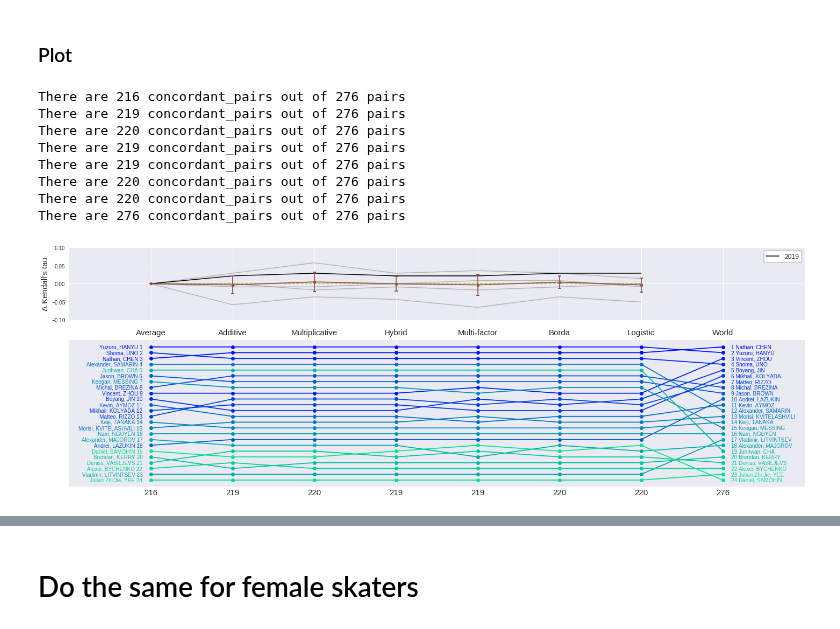
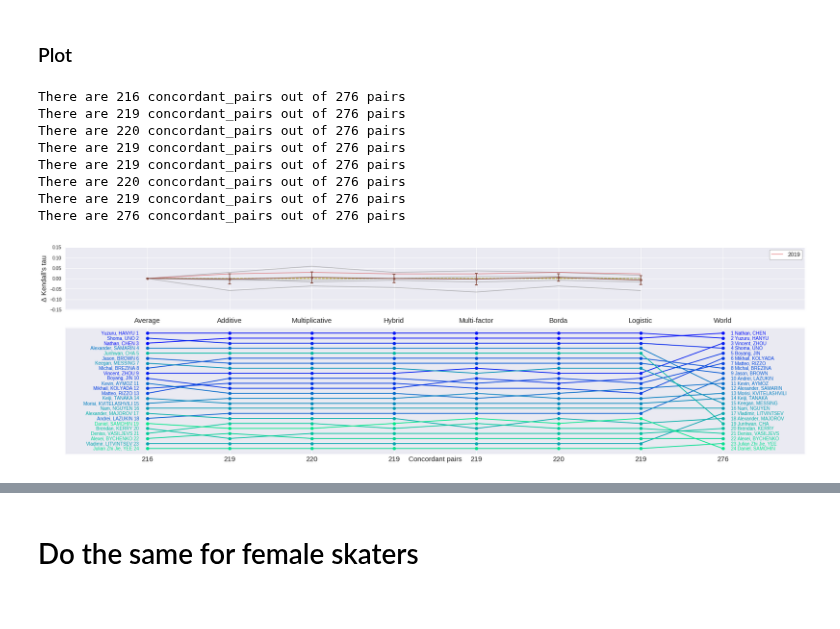
Before and after one commit to khanhnguyendata/skate_predict, a Jupyter notebook: analysis_part6.ipynb, the cells around one changed output, grey strips where cells are left out. Cells and saved outputs as stored; diff of their text form; code cells hidden in the pictures.

```diff
--- a/analysis_part6.ipynb
+++ b/analysis_part6.ipynb
@@ -289,0 +331,7 @@ array([ 0.67068831,  0.21136784, -0.27231644,  0.45196117,  0.91410564])
+# %%
+dtaus_log = {}
+for year in train_years:
+    if year in years1:
+        dtaus_log[year] = (get_tau_from_X_beta(X1[year], gamma2_max) - avg_taus[year])
+    else:
+        dtaus_log[year] = (get_tau_from_X_beta(X2[year], gamma1_max) - avg_taus[year])
@@ -291,0 +344,7 @@ array([ 0.67068831,  0.21136784, -0.27231644,  0.45196117,  0.91410564])
+# %%
+skater_scores = all_skater_scores[2017].copy()
+borda_scores = skater_scores.values.argsort(axis=0).argsort(axis=0).sum(axis=1)
+combined_scores = skater_scores @ gamma1_max
+skater_scores['borda'] = borda_scores
+skater_scores['log'] = combined_scores
+rank_scores = skater_scores.values.argsort(axis=0).argsort(axis=0)
@@ -330,0 +424,14 @@ plot_multiple_rankings(fig, ax, all_rankings, labels=labels,
+# %%
+dtaus_plot = {}
+for year in train_years:
+    season_scores, world_scores = get_yearly_scores(year, all_season_scores, all_world_scores)
+    skater_scores = all_skater_scores[year]
+    dtaus = {}
+    for col_name, col in skater_scores.iteritems():
+        predicted_ranking, world_ranking = return_ranking(col, world_scores)
+        tau = calculate_kendall_tau(predicted_ranking, world_ranking, verbose=False)
+        dtaus[col_name] = tau - avg_taus[year]
+    dtaus_plot[year] = dtaus
+# %%
+previous_results = pd.DataFrame(dtaus_plot).reindex(['avg', 'add', 'mul', 'hyb', 'multi'])
+previous_dtau_avgs, previous_dtau_stds = list(previous_results.mean(axis=1)), list(previous_results.std(axis=1))
@@ -507,7 +663,7 @@ predicted_rankings = get_rankings_from_score_matrix(all_test_skater_scores[2019]
 predicted_rankings.append(test_rankings_borda[2019])
 predicted_rankings.append(list((all_test_skater_scores[2019] @ gamma_train).sort_values(ascending=False).index))
 # %%
-fig = plt.figure(figsize=(20, 7))
+fig = plt.figure(figsize=(23, 7))
 grid = plt.GridSpec(15, 1)
 ax2 = fig.add_subplot(grid[5:14, :])
 ax1 = fig.add_subplot(grid[0:5, :], sharex=ax2)
@@ -524,37 +680,38 @@ for year in test_years:
     log_dtau = test_dtaus_log[year]
     yearly_dtau = previous_dtaus + [borda_dtau] + [log_dtau]
     if year == 2019:
-        color, alpha, label = 'black', 1, '2019'
+        color, alpha, label = 'tab:red', 0.5, '2019'
     else:
         color, alpha, label = 'tab:gray', 0.5, '_nolegend_'
     ax1.plot(range(len(yearly_dtau)), yearly_dtau, lw=1.5, color=color, alpha=alpha, label=label)
 
 ax1.hlines(0, xmin=0, xmax=len(yearly_dtau)-1, color='tab:olive', lw=1.5, linestyles='--')
 plt.setp(ax1.get_xticklabels(), visible=False)
 ax1.legend(**legend_opts)
 ax1.set_ylabel("Δ Kendall's tau", fontsize=15)
-ax1.set_ylim(-0.1, 0.1)
+ax1.set_ylim(-0.15, 0.15)
 
 world_ranking = all_test_skater_scores[2019].index
 plot_multiple_rankings(fig, ax2, predicted_rankings + [world_ranking], labels=['Average', 'Additive', 'Multiplicative', 'Hybrid', 'Multi-factor', 'Borda', 'Logistic', 'World'],
                        filepath=None, xfontsize=15)
 for i, ranking in enumerate(predicted_rankings + [world_ranking]):
     _, n_concordant, _ = calculate_kendall_tau(ranking, world_ranking, return_pairs=True)
     ax2.text(i, -2.5, s=n_concordant, ha='center', fontsize=15)
 ax2.xaxis.tick_top()
+ax2.set_xlabel('Concordant pairs', fontsize=15)
 
 plt.tight_layout()
 fig.savefig('viz/male_test.png', bbox_tight=True)
 # %% [output]
 There are 216 concordant_pairs out of 276 pairs
 There are 219 concordant_pairs out of 276 pairs
 There are 220 concordant_pairs out of 276 pairs
 There are 219 concordant_pairs out of 276 pairs
 There are 219 concordant_pairs out of 276 pairs
 There are 220 concordant_pairs out of 276 pairs
-There are 220 concordant_pairs out of 276 pairs
+There are 219 concordant_pairs out of 276 pairs
 There are 276 concordant_pairs out of 276 pairs
-[figure, old version]
+[figure, new version]
 # %%
 male_test_results = pd.DataFrame({'avg': all_dtau_avgs, 'std': all_dtau_stds}, index=['Average', 'Additive', 'Multiplicative', 'Hybrid', 'Multi-factor', 'Borda', 'Logistic'])
 male_test_results
```
Also changed, not shown: parts of 42 cells of this notebook, 22 other files.
